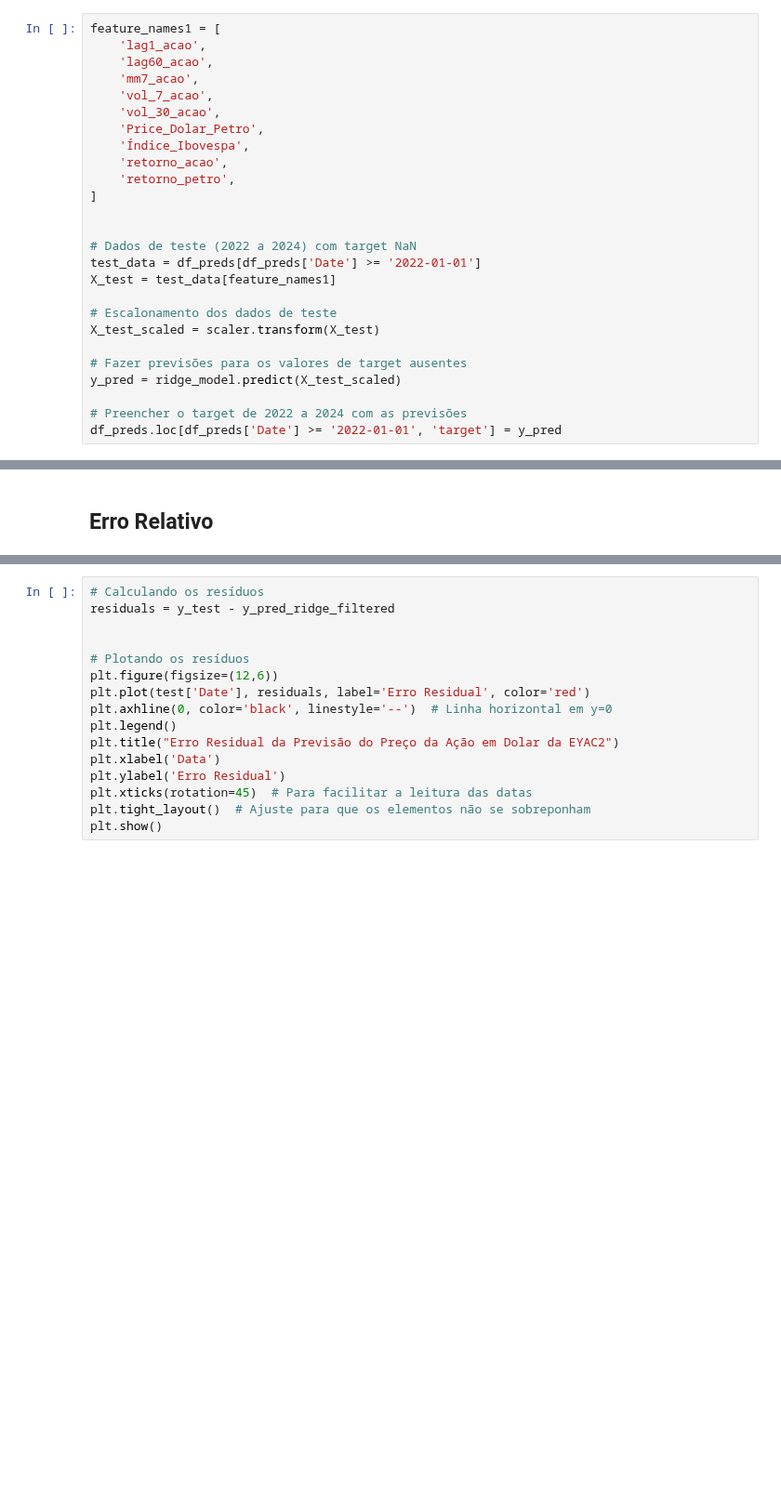
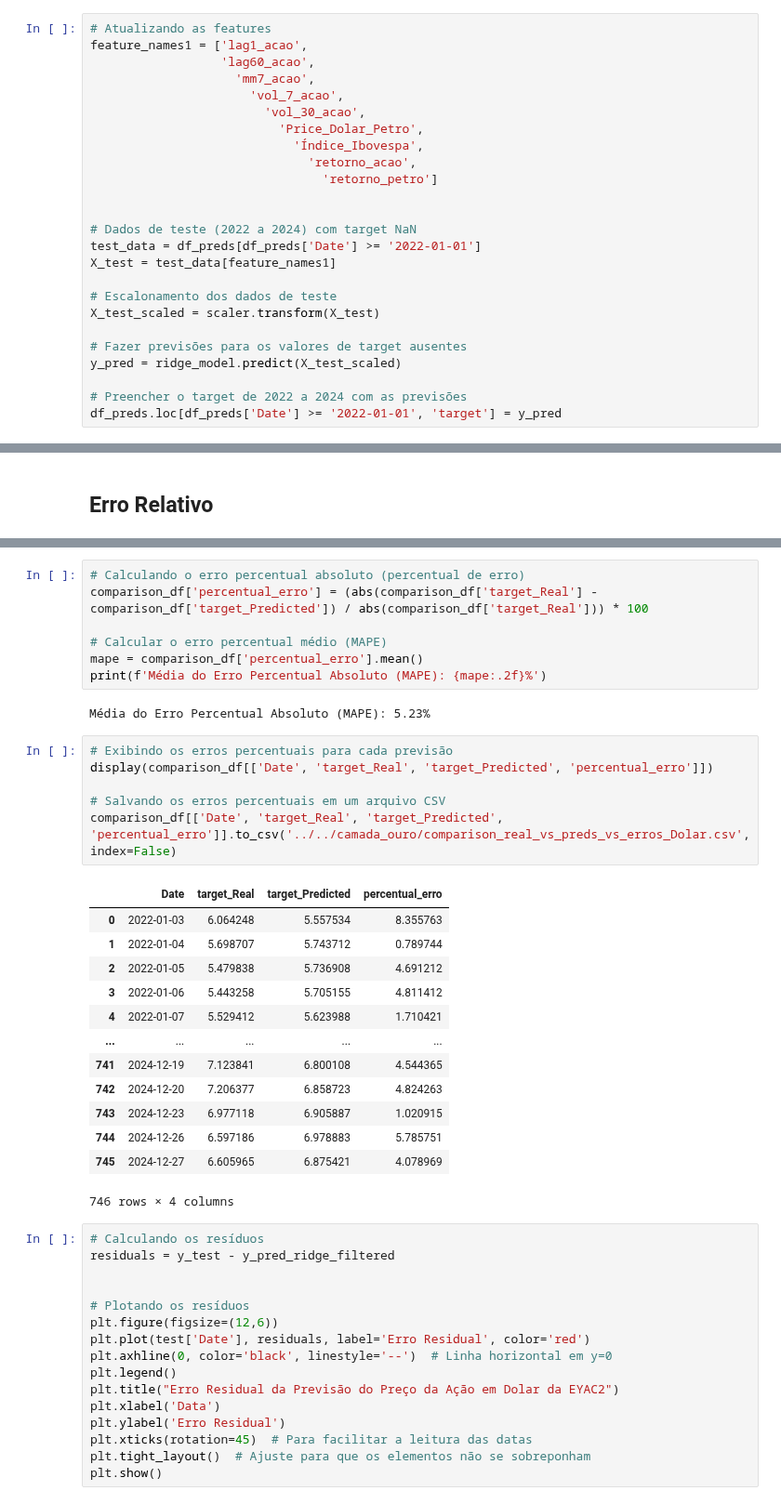
Before and after one commit to Juanpcsdev/Oil-Stock-Project, a Jupyter notebook: Notebooks/Analise/analisePreditiva_dolar.ipynb, the cells around one changed output, grey strips where cells are left out. Shown at 93% size. Drawn from its saved outputs; the diff is of its cells as text; blank space fills up the shorter version.

```diff
--- a/Notebooks/Analise/analisePreditiva_dolar.ipynb
+++ b/Notebooks/Analise/analisePreditiva_dolar.ipynb
@@ -786,17 +792,16 @@ display(df_test1)
 # %% [markdown]
 ## Definindo Features e Target
 # %%
-feature_names1 = [
-    'lag1_acao',
-    'lag60_acao',
-    'mm7_acao',
-    'vol_7_acao',
-    'vol_30_acao',
-    'Price_Dolar_Petro',
-    'Índice_Ibovespa',
-    'retorno_acao',
-    'retorno_petro',
-]
+# Atualizando as features
+feature_names1 = ['lag1_acao',
+                  'lag60_acao',
+                    'mm7_acao',
+                      'vol_7_acao',
+                        'vol_30_acao',
+                          'Price_Dolar_Petro',
+                            'Índice_Ibovespa',
+                              'retorno_acao',
+                                'retorno_petro']
 
 
 # Dados de teste (2022 a 2024) com target NaN
@@ -975,3 +982,32 @@ Tamanho de y_pred_ridge_filtered:  746
+# %%
+# Calculando o erro percentual absoluto (percentual de erro)
+comparison_df['percentual_erro'] = (abs(comparison_df['target_Real'] - comparison_df['target_Predicted']) / abs(comparison_df['target_Real'])) * 100
+
+# Calcular o erro percentual médio (MAPE)
+mape = comparison_df['percentual_erro'].mean()
+print(f'Média do Erro Percentual Absoluto (MAPE): {mape:.2f}%')
+# %% [output]
+Média do Erro Percentual Absoluto (MAPE): 5.23%
+# %%
+# Exibindo os erros percentuais para cada previsão
+display(comparison_df[['Date', 'target_Real', 'target_Predicted', 'percentual_erro']])
+
+# Salvando os erros percentuais em um arquivo CSV
+comparison_df[['Date', 'target_Real', 'target_Predicted', 'percentual_erro']].to_csv('../../camada_ouro/comparison_real_vs_preds_vs_erros_Dolar.csv', index=False)
+# %% [output]
+|  | Date | target_Real | target_Predicted | percentual_erro |
+| 0 | 2022-01-03 | 6.064248 | 5.557534 | 8.355763 |
+| 1 | 2022-01-04 | 5.698707 | 5.743712 | 0.789744 |
+| 2 | 2022-01-05 | 5.479838 | 5.736908 | 4.691212 |
+| 3 | 2022-01-06 | 5.443258 | 5.705155 | 4.811412 |
+| 4 | 2022-01-07 | 5.529412 | 5.623988 | 1.710421 |
+| ... | ... | ... | ... | ... |
+| 741 | 2024-12-19 | 7.123841 | 6.800108 | 4.544365 |
+| 742 | 2024-12-20 | 7.206377 | 6.858723 | 4.824263 |
+| 743 | 2024-12-23 | 6.977118 | 6.905887 | 1.020915 |
+| 744 | 2024-12-26 | 6.597186 | 6.978883 | 5.785751 |
+| 745 | 2024-12-27 | 6.605965 | 6.875421 | 4.078969 |
+746 rows × 4 columns
 # %%
 # Calculando os resíduos
 residuals = y_test - y_pred_ridge_filtered
```
Also changed, not shown: parts of 8 cells of this notebook, 6 other files.
